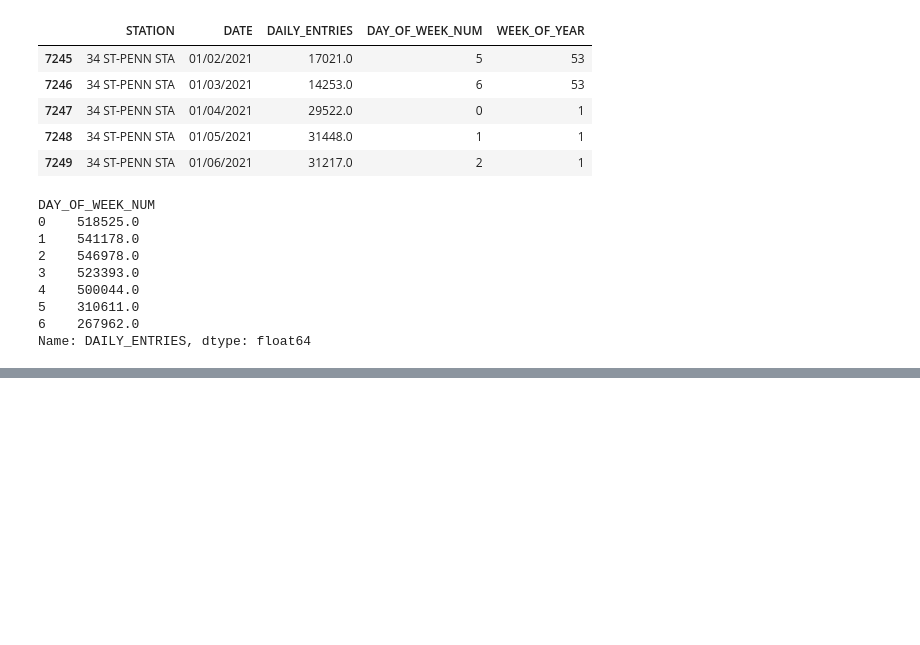
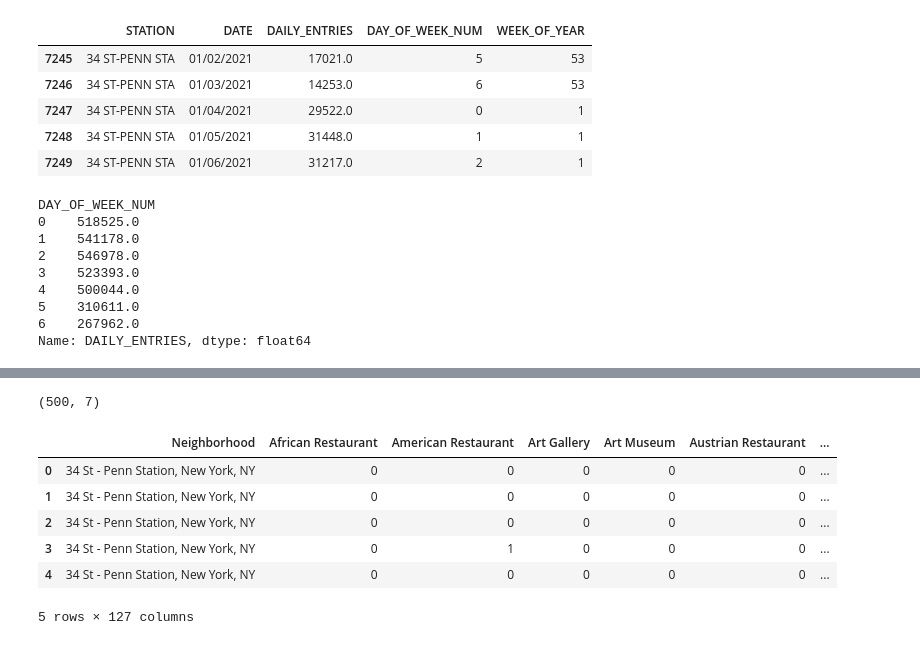
Before and after one commit to luongtruong77/EDA-project, a Jupyter notebook: EDA-project.ipynb, the cells around one changed output, grey strips where cells are left out. Drawn from its saved outputs; the diff is of its cells as text; code cells hidden in the pictures; blank space fills up the shorter version.

```diff
--- a/EDA-project.ipynb
+++ b/EDA-project.ipynb
@@ -961,0 +1062,19 @@ for i in range(5):
+# %%
+# one hot encoding
+new_york_onehot = pd.get_dummies(new_york_venues[['Venue Category']], prefix="", prefix_sep="")
+
+#Drop the column Neighborhood and then insert it again to the first column
+#new_york_onehot.drop(['Neighborhood'],axis=1,inplace=True)
+new_york_onehot.insert(loc=0, column='Neighborhood', value=new_york_venues['Neighborhood'] )
+
+print(new_york_venues.shape)
+new_york_onehot.head()
+# %% [output]
+(500, 7)
+|  | Neighborhood | African Restaurant | American Restaurant | Art Gallery | Art Museum | Austrian Restaurant | ... |
+| 0 | 34 St - Penn Station, New York, NY | 0 | 0 | 0 | 0 | 0 | ... |
+| 1 | 34 St - Penn Station, New York, NY | 0 | 0 | 0 | 0 | 0 | ... |
+| 2 | 34 St - Penn Station, New York, NY | 0 | 0 | 0 | 0 | 0 | ... |
+| 3 | 34 St - Penn Station, New York, NY | 0 | 1 | 0 | 0 | 0 | ... |
+| 4 | 34 St - Penn Station, New York, NY | 0 | 0 | 0 | 0 | 0 | ... |
+5 rows × 127 columns
```
Also changed, not shown: parts of 17 cells of this notebook.
